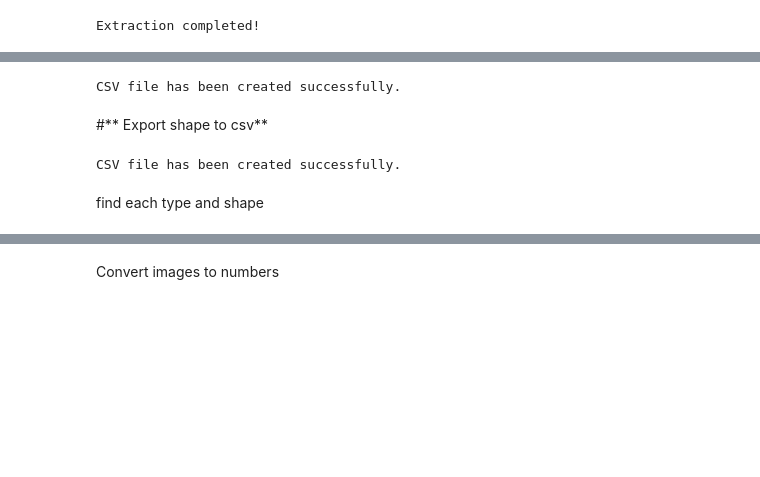
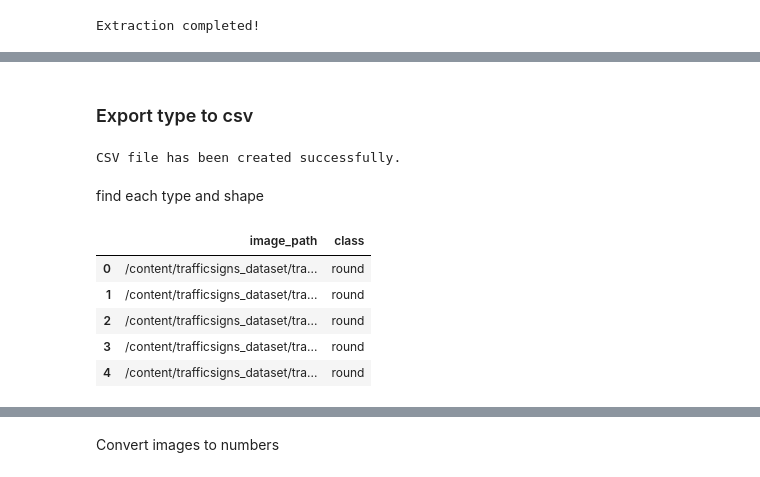
Before and after one commit to afrahhassan/afrahhassan, a Jupyter notebook: assignment2.ipynb, the cells around one changed output, grey strips where cells are left out. Cells and saved outputs as stored; diff of their text form; code cells hidden in the pictures; blank space fills up the shorter version.

```diff
--- a/assignment2.ipynb
+++ b/assignment2.ipynb
@@ -41 +70,3 @@ Extraction completed!
+# %% [markdown]
+### Export type to csv
 # %%
@@ -56,26 +85,16 @@ with open(output_csv, mode='w', newline='') as file:
 print("CSV file has been created successfully.")
 # %% [output]
 CSV file has been created successfully.
-# %% [markdown]
-#** Export shape to csv**
-# %%
-
-root_dir = '/content/trafficsigns_dataset'
-output_csv = '/content/drive/My Drive/Assignment2/shape.csv'
-
-with open(output_csv, mode='w', newline='') as file:
-    writer = csv.writer(file)
-    writer.writerow(['image_path', 'class'])
-
-    for root, dirs, files in os.walk(root_dir):
-        for file in files:
-            if file.endswith(('.png', '.jpg', '.jpeg')):
-                full_path = os.path.join(root, file)
-                class_name = os.path.basename(os.path.dirname(root))
-                writer.writerow([full_path, class_name])
-
-print("CSV file has been created successfully.")
-# %% [output]
-CSV file has been created successfully.
 # %% [markdown]
 find each type and shape
+# %%
+# Load the data from the CSV file
+data_1 = pd.read_csv('/content/drive/My Drive/Assignment2/shape.csv')
+data_1.head()
+# %% [output]
+|  | image_path | class |
+| 0 | /content/trafficsigns_dataset/tra... | round |
+| 1 | /content/trafficsigns_dataset/tra... | round |
+| 2 | /content/trafficsigns_dataset/tra... | round |
+| 3 | /content/trafficsigns_dataset/tra... | round |
+| 4 | /content/trafficsigns_dataset/tra... | round |
```
Also changed, not shown: parts of 30 cells of this notebook.
